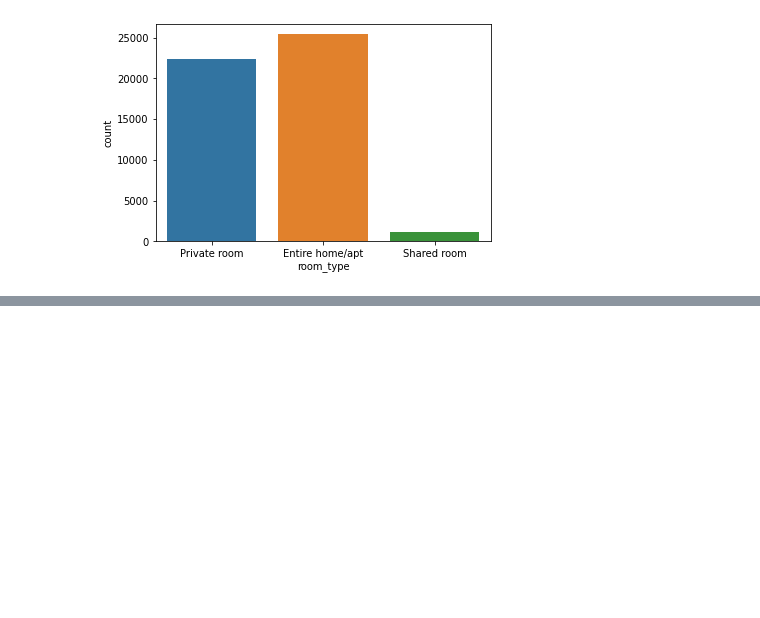
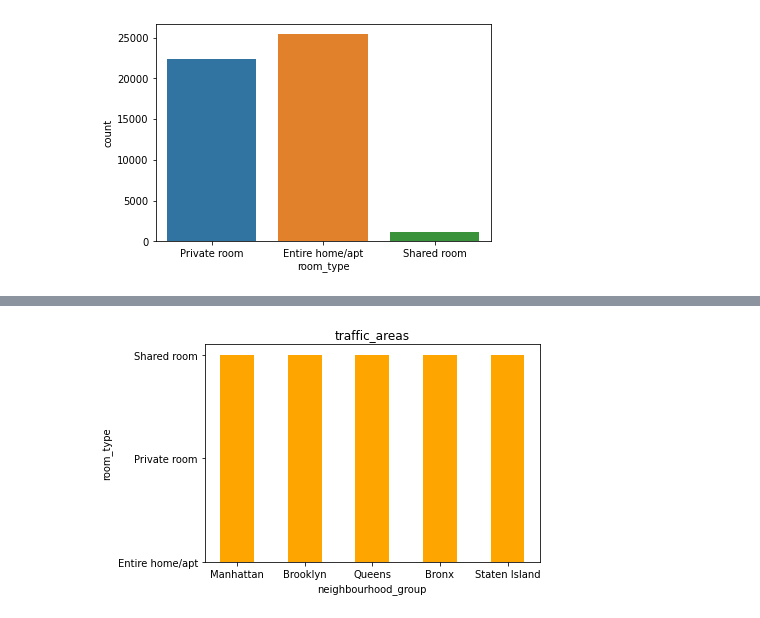
Before and after one commit to SaurabhAradwad/EDA-Airbnb-NYC-, a Jupyter notebook: Airbnb_Bookings_Analysis_Capstone_Project.ipynb, the cells around one changed output, grey strips where cells are left out. Drawn from its saved outputs; the diff is of its cells as text; code cells hidden in the pictures; blank space fills up the shorter version.

```diff
--- a/Airbnb_Bookings_Analysis_Capstone_Project.ipynb
+++ b/Airbnb_Bookings_Analysis_Capstone_Project.ipynb
@@ -317,0 +294,4 @@ viz_3=sns.catplot(x='neighbourhood', hue='neighbourhood_group', col='room_type',
+# %%
+traffic_areas = airbnb.groupby(['neighbourhood_group','room_type'])['minimum_nights'].count().reset_index()
+traffic_areas = traffic_areas.sort_values(by='minimum_nights', ascending=False)
+traffic_areas
@@ -317,0 +315,14 @@ viz_3=sns.catplot(x='neighbourhood', hue='neighbourhood_group', col='room_type',
+# %%
+name = traffic_areas['neighbourhood_group']
+reviews = traffic_areas['room_type']
+
+
+# creating the bar plot
+plt.bar(name, reviews, color ='orange', width = 0.5)
+
+plt.xlabel("neighbourhood_group")
+plt.ylabel("room_type")
+plt.title("traffic_areas")
+plt.show()
+# %% [output]
+[figure, added]
```
Also changed, not shown: parts of 13 cells of this notebook.
